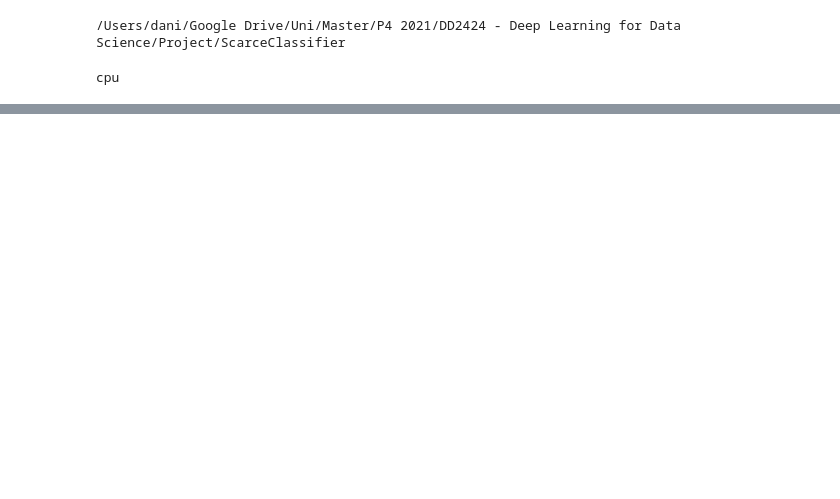
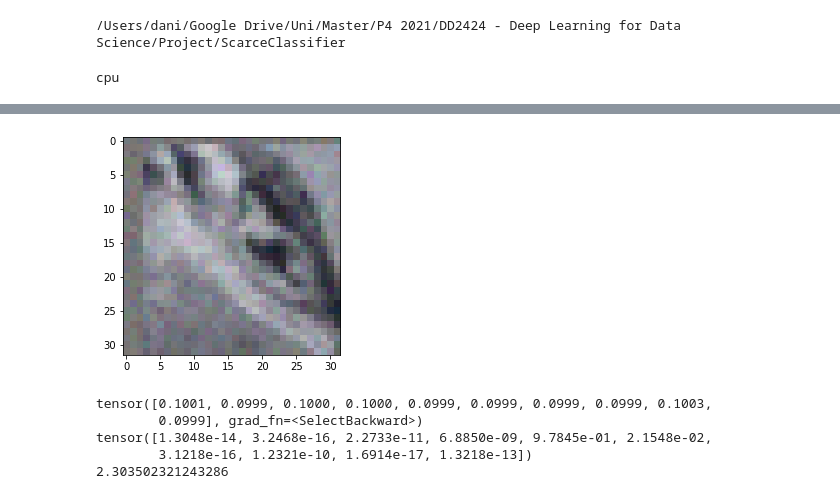
Before and after one commit to Morales97/MixMatch_and_Beyond, a Jupyter notebook: notebooks/mixmatch.ipynb, the cells around one changed output, grey strips where cells are left out. Saved outputs shown, nothing was run; the diff lists cells and outputs as text; code cells hidden in the pictures; blank space fills up the shorter version.

```diff
--- a/notebooks/mixmatch.ipynb
+++ b/notebooks/mixmatch.ipynb
@@ -178,0 +130,25 @@ tensor([0.0198, 0.0350, 0.1260, 0.0111, 0.4164, 0.0995, 0.0593, 0.0210, 0.1608,
+# %%
+x_imgs, x_labels = iter(train_loader).next()
+u_imgs, _ = iter(train_loader).next()
+
+mixmatch = MixMatch(model, 64)
+x, u = mixmatch.run(x_imgs, x_labels, u_imgs)
+loss_mixmatch = Loss(75, 16000)
+
+x_in = x[0]
+x_lbl = x[1]
+u_in = u[0]
+u_lbl = u[1]
+
+x_out = model(x_in)
+u_out = model(u_in)
+
+print(x_out.shape)
+print(x_lbl.shape)
+print(u_out.shape)
+print(u_lbl.shape)
+
+loss, lx, lu_w = loss_mixmatch(x_out, x_lbl, u_out, u_lbl, 16000)
+print('Loss: ' + str(loss))
+print('Lx: ' + str(lx))
+print('Lu_w: ' + str(lu_w))
@@ -179,3 +165,18 @@ tensor([0.0198, 0.0350, 0.1260, 0.0111, 0.4164, 0.0995, 0.0593, 0.0210, 0.1608,
+# %%
+show_img(x_in[0])
+x_out = torch.softmax(x_out, dim=1)
+print(x_out[0])
+print(x_lbl[0])
+
+ce_loss = - torch.log(torch.mean(torch.sum(x_lbl[0] * x_out[0])))
+print(ce_loss.item())
+# %% [output]
+[figure, added]
+tensor([0.1001, 0.0999, 0.1000, 0.1000, 0.0999, 0.0999, 0.0999, 0.0999, 0.1003,
+        0.0999], grad_fn=<SelectBackward>)
+tensor([1.3048e-14, 3.2468e-16, 2.2733e-11, 6.8850e-09, 9.7845e-01, 2.1548e-02,
+        3.1218e-16, 1.2321e-10, 1.6914e-17, 1.3218e-13])
+2.303502321243286
 # %%
 x_imgs, x_labels = iter(train_loader).next()
 # %%
```
Also changed, not shown: parts of 19 cells of this notebook, 7 other files.
